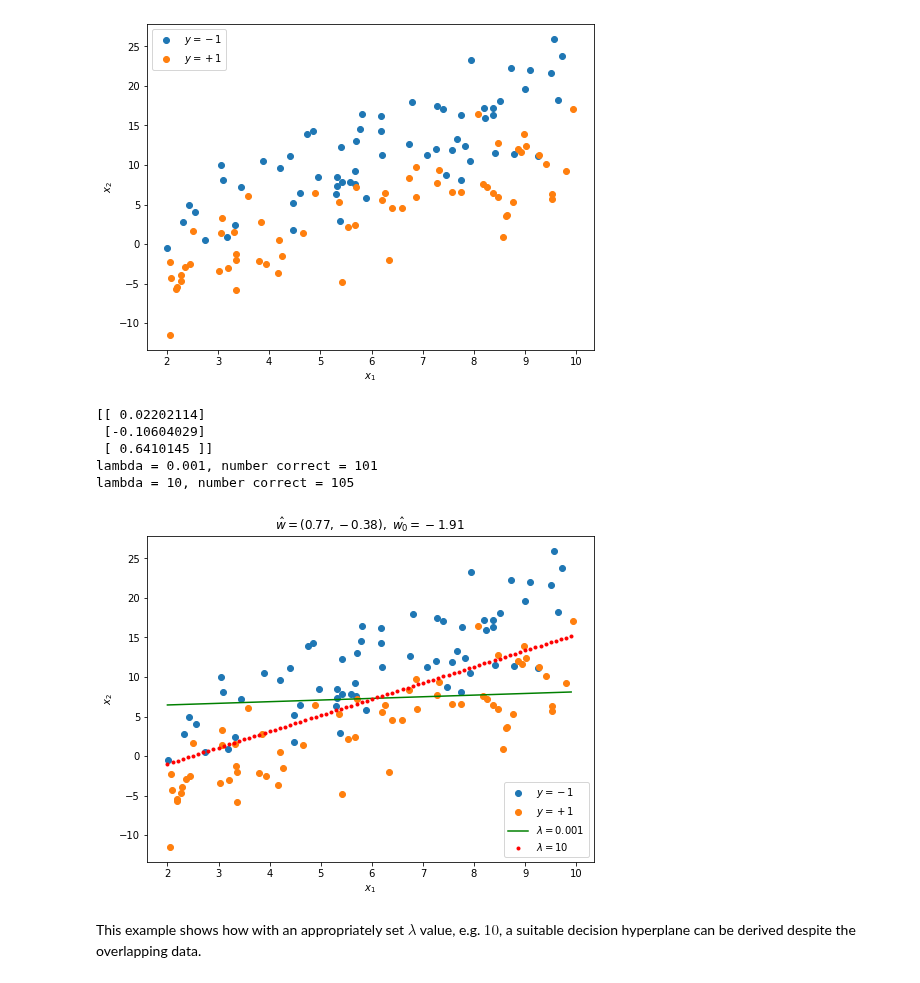
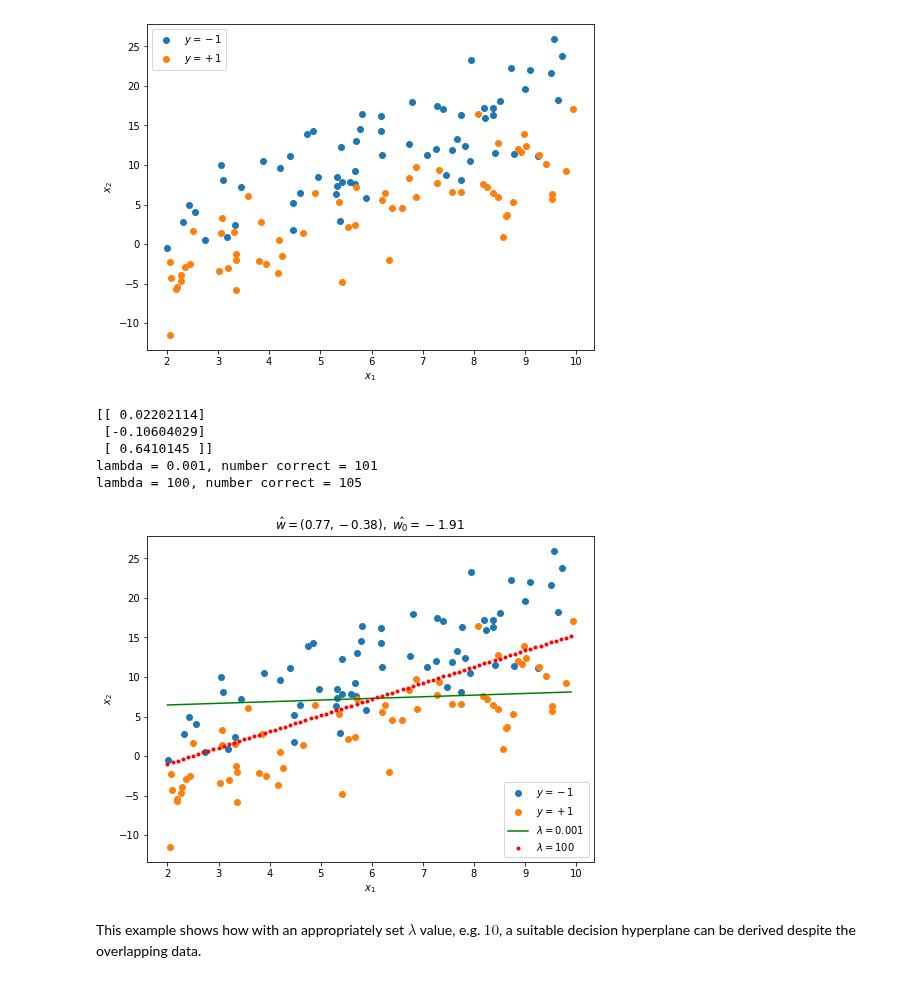
Before and after one commit to mazrk7/machine_learning_resources, a Jupyter notebook: notebooks/svms/svm.ipynb, the cells around one changed output. Saved outputs shown, nothing was run; the diff lists cells and outputs as text; code cells hidden in the pictures.

```diff
--- a/notebooks/svms/svm.ipynb
+++ b/notebooks/svms/svm.ipynb
@@ -382,7 +382,7 @@ x_2_svm1 = (-w_0 - w_1*x_1_range) / w_2
 
 # solve using the hinge loss formulation
 
-lam_2 = 10
+lam_2 = 100
 
 w_svm2 = cp.Variable((n, 1))
 loss2 = cp.norm2(w_svm2[:2])**2 + \
@@ -392,34 +392,34 @@ prob_2.solve()
 
 w_1, w_2, w_0 = w_svm2.value
 x_2_svm2 = (-w_0 - w_1*x_1_range) / w_2
 
 y_hat_1 = np.sign(X @ w_svm1.value).flatten()
 correct_1 = np.count_nonzero(np.int64(y_hat_1 == y))
 print("lambda = {}, number correct = {}".format(lam_1, correct_1))
 
 y_hat_2 = np.sign(X @ w_svm2.value).flatten()
 correct_2 = np.count_nonzero(np.int64(y_hat_2 == y))
 print("lambda = {}, number correct = {}".format(lam_2, correct_2))
 
 plt.figure(figsize=(8, 6))
 plt.scatter(X[:N_1, 0], X[:N_1, 1], label=r"$y=-1$")
 plt.scatter(X[N_1:, 0], X[N_1:, 1], label=r"$y=+1$")
 plt.plot(x_1_range, x_2_svm1, 'g-', label=r"$\lambda={}$".format(lam_1))
 plt.plot(x_1_range, x_2_svm2, 'r.', label=r"$\lambda={}$".format(lam_2))
 
 plt.title(r"$\hat{w} = (%.2f, %.2f),\ \hat{w_0} = %.2f$" % (w_1, w_2, w_0))
 plt.legend(loc='lower right')
 plt.xlabel(r"$x_1$")
 plt.ylabel(r"$x_2$")
 
 # plt.savefig("figures/svm_2d_overlap.png", bbox_inches='tight')
 plt.show();
 # %% [output]
 [[ 0.02202114]
  [-0.10604029]
  [ 0.6410145 ]]
 lambda = 0.001, number correct = 101
-lambda = 10, number correct = 105
+lambda = 100, number correct = 105
-[figure, old version]
+[figure, new version]
 # %% [markdown]
 This example shows how with an appropriately set $\lambda$ value, e.g. $10$, a suitable decision hyperplane can be derived despite the overlapping data.
```
Also changed, not shown: 6 other files.
